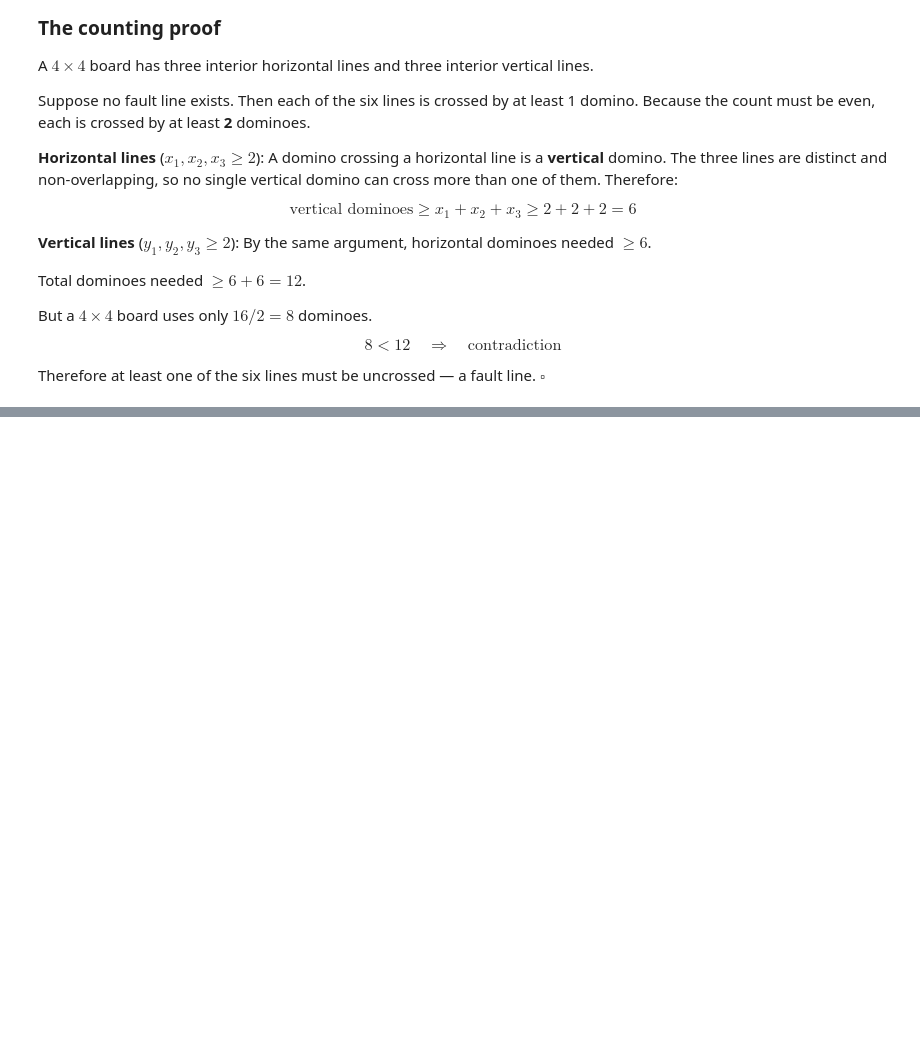
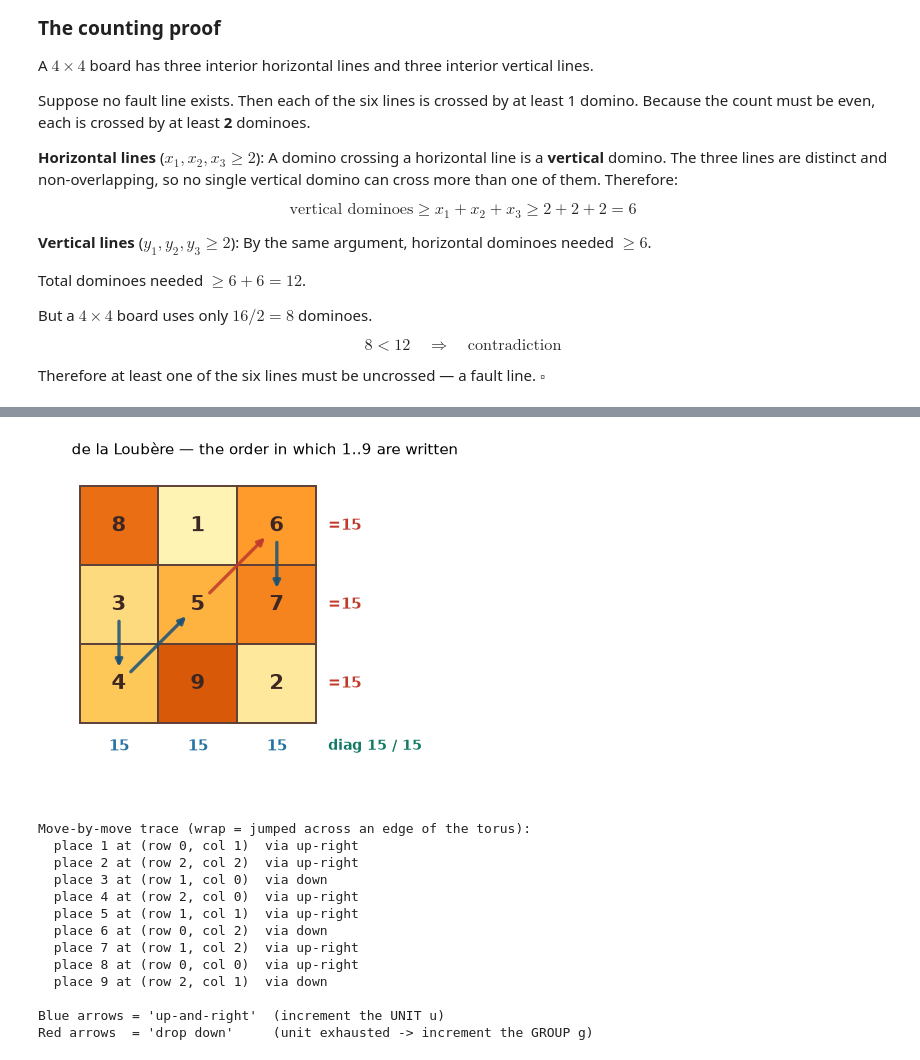
Before and after one commit to Motsepe-Jr/math-journey, a Jupyter notebook: combinatorics/brualdi-intro-combinatorics/chapter-01-what-is-combinatorics.ipynb, the cells around one changed output, grey strips where cells are left out. Saved outputs shown, nothing was run; the diff lists cells and outputs as text; code cells hidden in the pictures; blank space fills up the shorter version.

```diff
--- a/combinatorics/brualdi-intro-combinatorics/chapter-01-what-is-combinatorics.ipynb
+++ b/combinatorics/brualdi-intro-combinatorics/chapter-01-what-is-combinatorics.ipynb
@@ -587,0 +789,46 @@ https://gemini.google.com/app/7e3137fc79c5da6d
+# %%
+n = 3
+M = np.zeros((n, n), dtype=int)
+path, moves = [], []
+r, c = 0, n // 2
+for k in range(1, n * n + 1):
+    M[r, c] = k
+    path.append((r, c))
+    nr, nc = (r - 1) % n, (c + 1) % n
+    if M[nr, nc]:
+        moves.append('down'); r = (r + 1) % n
+    else:
+        moves.append('up-right'); r, c = nr, nc
+
+fig, ax = plt.subplots(figsize=(5.6, 5.6))
+show_magic(M, ax=ax, title='de la Loubère — the order in which 1..9 are written')
+center = lambda rc: (rc[1] + 0.5, n - 1 - rc[0] + 0.5)
+for (r1, c1), (r2, c2), mv in zip(path, path[1:], moves[1:]):
+    if abs(r1 - r2) <= 1 and abs(c1 - c2) <= 1:     # skip torus-wrap hops for clarity
+        (x1, y1), (x2, y2) = center((r1, c1)), center((r2, c2))
+        col = '#C0392B' if mv == 'down' else '#1A5276'
+        ax.annotate('', xy=(x2, y2), xytext=(x1, y1),
+                    arrowprops=dict(arrowstyle='-|>', color=col, lw=2.4, alpha=.85,
+                                    shrinkA=12, shrinkB=12))
+plt.show()
+
+print("Move-by-move trace (wrap = jumped across an edge of the torus):")
+for k, ((r, c), mv) in enumerate(zip(path, moves), start=1):
+    print(f"  place {k} at (row {r}, col {c})  via {mv}")
+print("\nBlue arrows = 'up-and-right'  (increment the UNIT u)")
+print("Red arrows  = 'drop down'     (unit exhausted -> increment the GROUP g)")
+# %% [output]
+[figure, added]
+Move-by-move trace (wrap = jumped across an edge of the torus):
+  place 1 at (row 0, col 1)  via up-right
+  place 2 at (row 2, col 2)  via up-right
+  place 3 at (row 1, col 0)  via down
+  place 4 at (row 2, col 0)  via up-right
+  place 5 at (row 1, col 1)  via up-right
+  place 6 at (row 0, col 2)  via down
+  place 7 at (row 1, col 2)  via up-right
+  place 8 at (row 0, col 0)  via up-right
+  place 9 at (row 2, col 1)  via down
+
+Blue arrows = 'up-and-right'  (increment the UNIT u)
+Red arrows  = 'drop down'     (unit exhausted -> increment the GROUP g)
```
Also changed, not shown: parts of 13 cells of this notebook, 5 other files.
